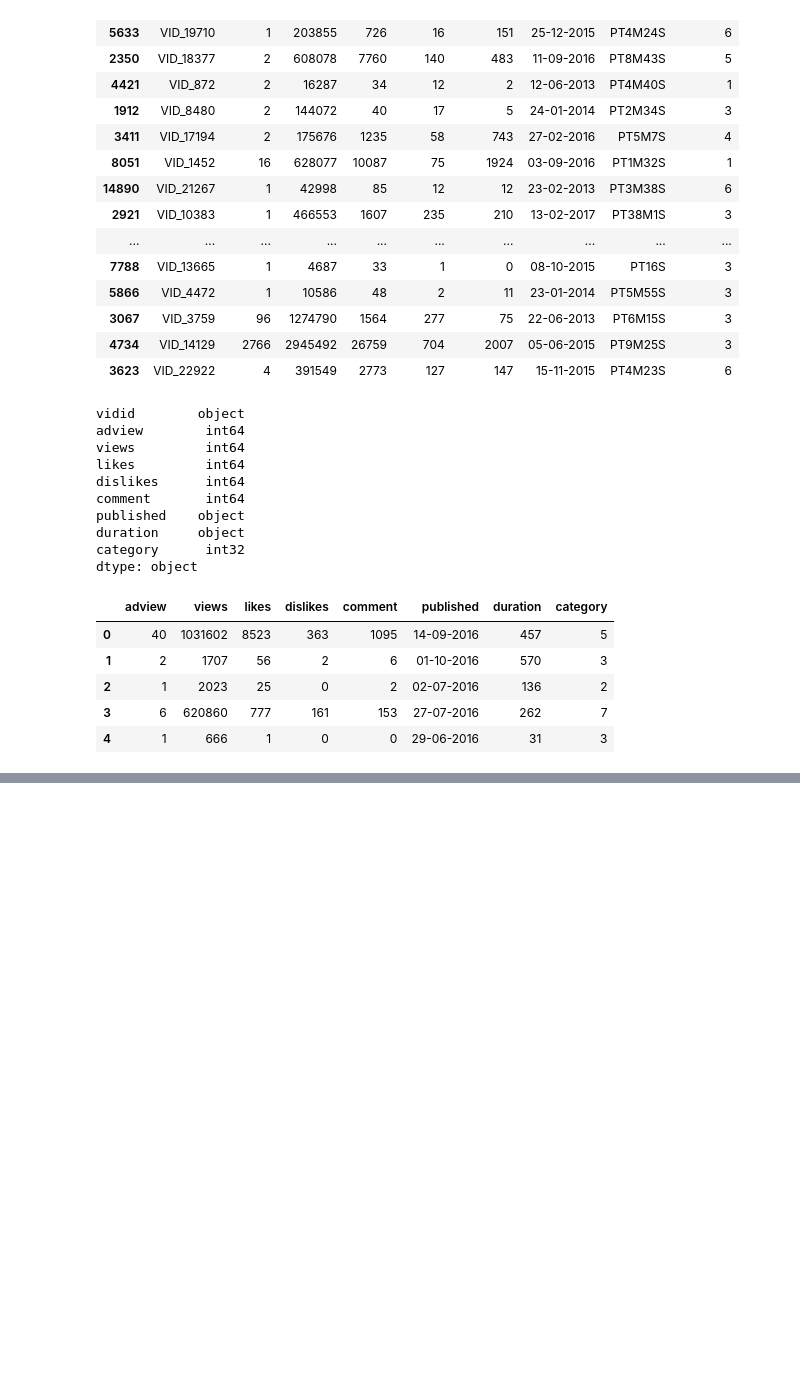
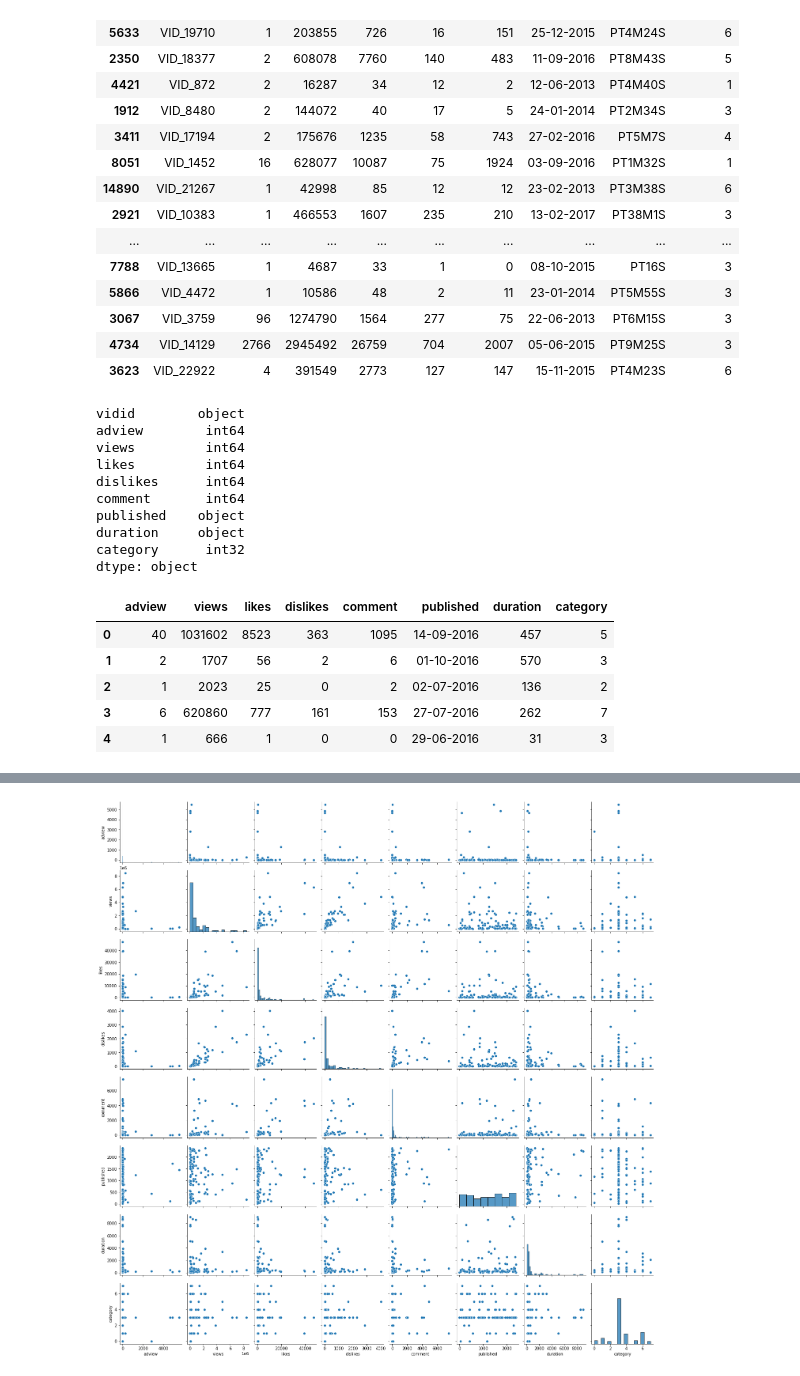
Before and after one commit to charcode123/youtube-adview-prediction, a Jupyter notebook: youtubeadviewpred.ipynb, the cells around one changed output, grey strips where cells are left out. Drawn from its saved outputs; the diff is of its cells as text; code cells hidden in the pictures; blank space fills up the shorter version.

```diff
--- a/youtubeadviewpred.ipynb
+++ b/youtubeadviewpred.ipynb
@@ -248,2 +231,4 @@ df1.head()
 # %%
 df1.to_csv('D:/pythonCode/projects/youtube-adview-prediction/train_new.csv')
+# %%
+df1=pd.read_csv('D:/pythonCode/projects/youtube-adview-prediction/train_new.csv')
@@ -249,0 +241,2 @@ df1.to_csv('D:/pythonCode/projects/youtube-adview-prediction/train_new.csv')
+# %%
+df1.drop(['Unnamed: 0'],inplace=True,axis=1)
@@ -249,0 +252,4 @@ df1.to_csv('D:/pythonCode/projects/youtube-adview-prediction/train_new.csv')
+# %%
+pairplot=sns.pairplot(df1.sample(100,random_state=0))
+# %% [output]
+[figure, added]
```
Also changed, not shown: parts of 10 cells of this notebook, 1 other file.
